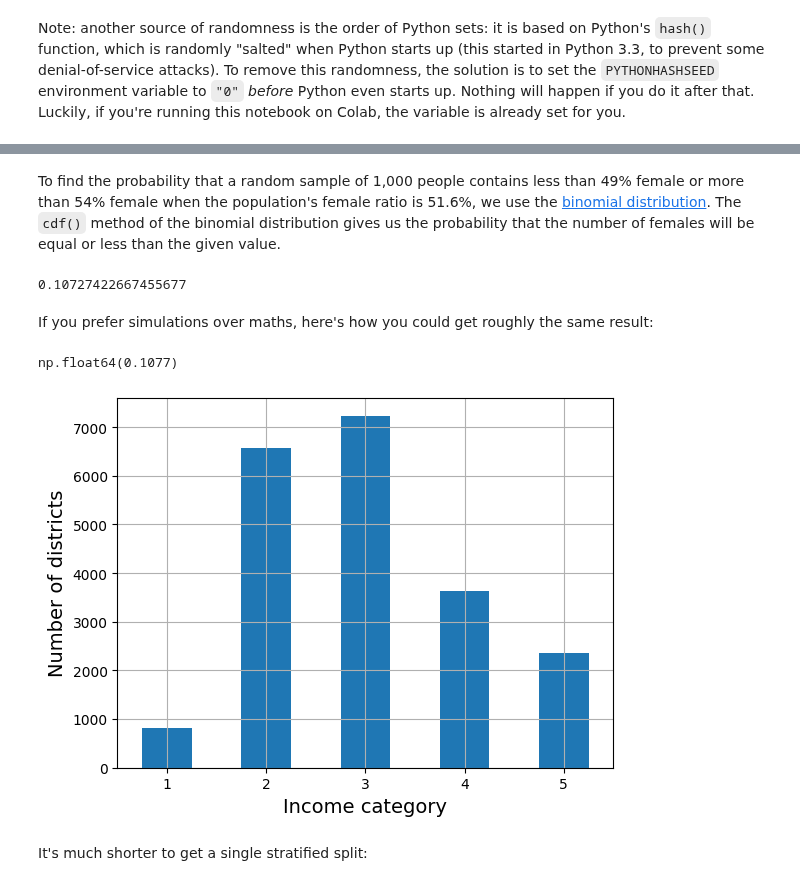
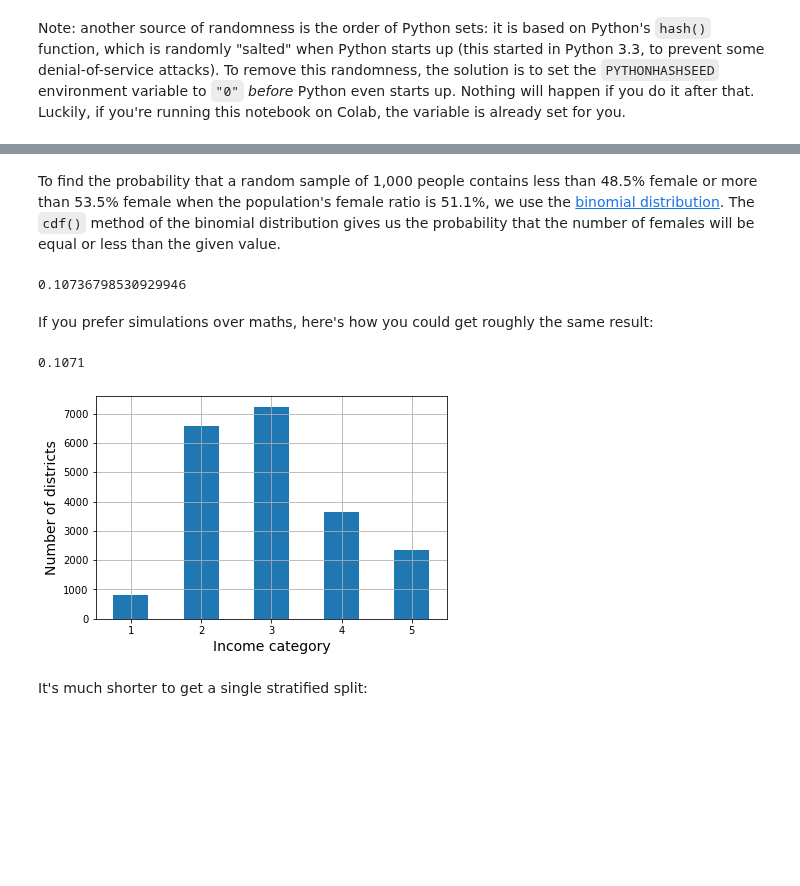
Before and after one commit to pjmcswee/IST707-Notebooks, a Jupyter notebook: week2/02_end_to_end_machine_learning_project.ipynb, the cells around one changed output, grey strips where cells are left out. Cells and saved outputs as stored; diff of their text form; code cells hidden in the pictures; blank space fills up the shorter version.

```diff
--- a/week2/02_end_to_end_machine_learning_project.ipynb
+++ b/week2/02_end_to_end_machine_learning_project.ipynb
@@ -46,11 +46,11 @@ def load_housing_data():
         Path("datasets").mkdir(parents=True, exist_ok=True)
         url = "https://github.com/ageron/data/raw/main/housing.tgz"
         urllib.request.urlretrieve(url, tarball_path)
-        with tarfile.open(tarball_path) as housing_tarball:
-            housing_tarball.extractall(path="datasets", filter="data")
+    with tarfile.open(tarball_path) as housing_tarball:
+            housing_tarball.extractall(path="datasets")
     return pd.read_csv(Path("datasets/housing/housing.csv"))
 
-housing_full = load_housing_data()
+housing = load_housing_data()
 # %% [markdown]
 ## Take a Quick Look at the Data Structure
 # %%
@@ -108,3 +108,14 @@ housing_full.describe()
+# %%
+# extra code – code to save the figures as high-res PNGs for the book
+
+IMAGES_PATH = Path() / "images" / "end_to_end_project"
+IMAGES_PATH.mkdir(parents=True, exist_ok=True)
+
+def save_fig(fig_id, tight_layout=True, fig_extension="png", resolution=300):
+    path = IMAGES_PATH / f"{fig_id}.{fig_extension}"
+    if tight_layout:
+        plt.tight_layout()
+    plt.savefig(path, format=fig_extension, dpi=resolution)
 # %%
 import matplotlib.pyplot as plt
 
@@ -176,40 +186,40 @@ np.int64(44)
 # %% [markdown]
-To find the probability that a random sample of 1,000 people contains less than 49% female or more than 54% female when the population's female ratio is 51.6%, we use the [binomial distribution](https://en.wikipedia.org/wiki/Binomial_distribution). The `cdf()` method of the binomial distribution gives us the probability that the number of females will be equal or less than the given value.
+To find the probability that a random sample of 1,000 people contains less than 48.5% female or more than 53.5% female when the population's female ratio is 51.1%, we use the [binomial distribution](https://en.wikipedia.org/wiki/Binomial_distribution). The `cdf()` method of the binomial distribution gives us the probability that the number of females will be equal or less than the given value.
 # %%
 # extra code – shows how to compute the 10.7% proba of getting a bad sample
 
 from scipy.stats import binom
 
 sample_size = 1000
-ratio_female = 0.516
-proba_too_small = binom(sample_size, ratio_female).cdf(490 - 1)
-proba_too_large = 1 - binom(sample_size, ratio_female).cdf(540)
+ratio_female = 0.511
+proba_too_small = binom(sample_size, ratio_female).cdf(485 - 1)
+proba_too_large = 1 - binom(sample_size, ratio_female).cdf(535)
 print(proba_too_small + proba_too_large)
 # %% [output]
-0.10727422667455677
+0.10736798530929946
 # %% [markdown]
 If you prefer simulations over maths, here's how you could get roughly the same result:
 # %%
 # extra code – shows another way to estimate the probability of bad sample
 
-rng = np.random.default_rng(seed=42)
-samples = (rng.random((100_000, sample_size)) < ratio_female).sum(axis=1)
-((samples < 490) | (samples > 540)).mean()
+np.random.seed(42)
+
+samples = (np.random.rand(100_000, sample_size) < ratio_female).sum(axis=1)
+((samples < 485) | (samples > 535)).mean()
 # %% [output]
-np.float64(0.1077)
+0.1071
 # %%
-housing_full["income_cat"] = pd.cut(housing_full["median_income"],
-                                    bins=[0., 1.5, 3.0, 4.5, 6., np.inf],
-                                    labels=[1, 2, 3, 4, 5])
+housing["income_cat"] = pd.cut(housing["median_income"],
+                               bins=[0., 1.5, 3.0, 4.5, 6., np.inf],
+                               labels=[1, 2, 3, 4, 5])
 # %%
-cat_counts = housing_full["income_cat"].value_counts().sort_index()
-cat_counts.plot.bar(rot=0, grid=True)
+housing["income_cat"].value_counts().sort_index().plot.bar(rot=0, grid=True)
 plt.xlabel("Income category")
 plt.ylabel("Number of districts")
-
+save_fig("housing_income_cat_bar_plot")  # extra code
 plt.show()
 # %% [output]
-[figure, old version]
+[figure, new version]
 # %%
 from sklearn.model_selection import StratifiedShuffleSplit
 
```
Also changed, not shown: parts of 96 cells of this notebook, 13 other files.
